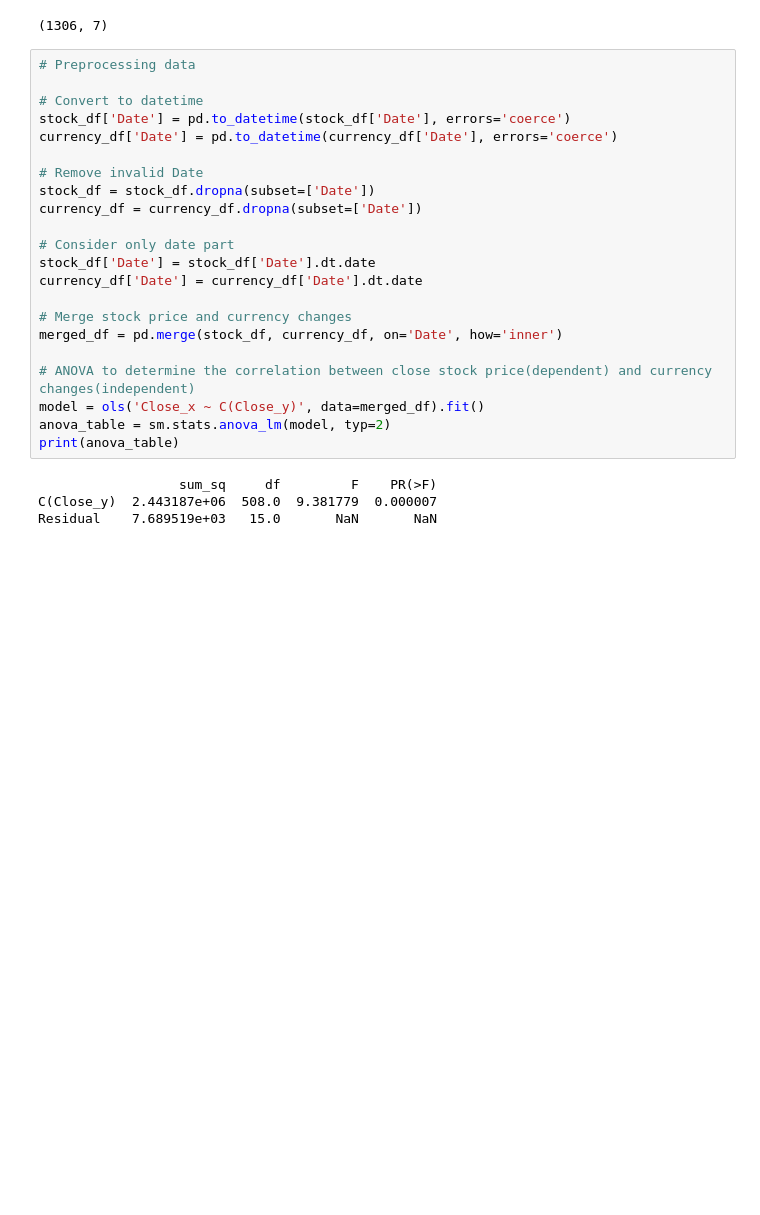
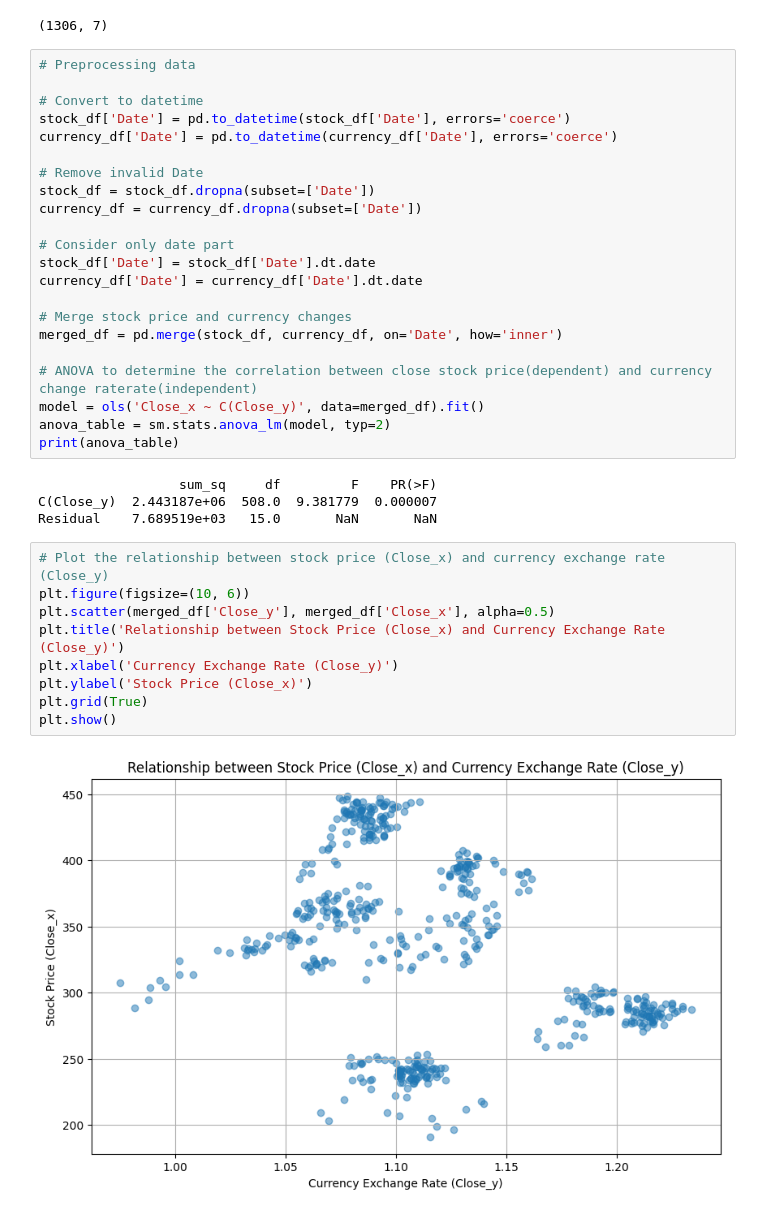
Before and after one commit to Ailey-Prmil/Statistics-Analysis-Project, a Jupyter notebook: Inferential Statistics/Corre_Stock_Currency.ipynb, the cells around one changed output. Cells and saved outputs as stored; diff of their text form; blank space fills up the shorter version.

Commit message:
corre update

```diff
--- a/Inferential Statistics/Corre_Stock_Currency.ipynb
+++ b/Inferential Statistics/Corre_Stock_Currency.ipynb
@@ -35,7 +35,7 @@ currency_df['Date'] = currency_df['Date'].dt.date
 # Merge stock price and currency changes
 merged_df = pd.merge(stock_df, currency_df, on='Date', how='inner')
 
-# ANOVA to determine the correlation between close stock price(dependent) and currency changes(independent)
+# ANOVA to determine the correlation between close stock price(dependent) and currency change raterate(independent)
 model = ols('Close_x ~ C(Close_y)', data=merged_df).fit()
 anova_table = sm.stats.anova_lm(model, typ=2)
 print(anova_table)
@@ -43,5 +43,14 @@ print(anova_table)
                   sum_sq     df         F    PR(>F)
 C(Close_y)  2.443187e+06  508.0  9.381779  0.000007
 Residual    7.689519e+03   15.0       NaN       NaN
-# %% [markdown]
-#
+# %%
+# Plot the relationship between stock price (Close_x) and currency exchange rate (Close_y)
+plt.figure(figsize=(10, 6))
+plt.scatter(merged_df['Close_y'], merged_df['Close_x'], alpha=0.5)
+plt.title('Relationship between Stock Price (Close_x) and Currency Exchange Rate (Close_y)')
+plt.xlabel('Currency Exchange Rate (Close_y)')
+plt.ylabel('Stock Price (Close_x)')
+plt.grid(True)
+plt.show()
+# %% [output]
+[figure, added]
```
Also changed, not shown: parts of 1 cell of this notebook.
